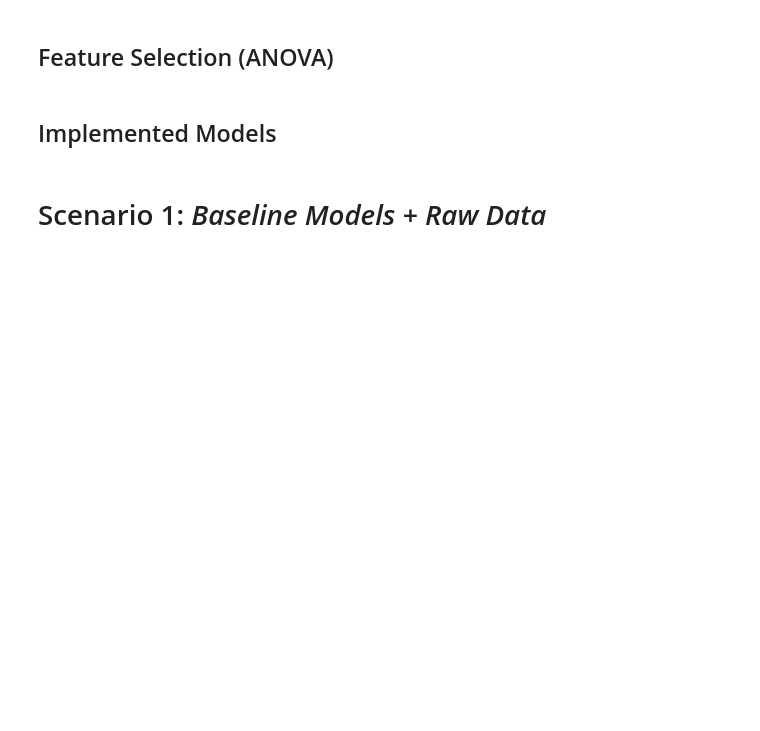
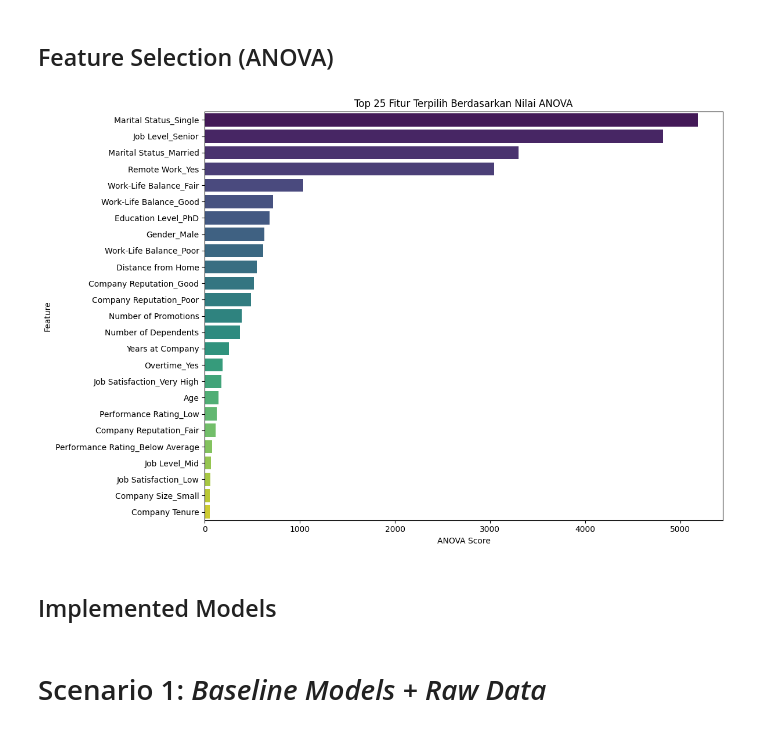
Before and after one commit to hisyamssyr/FP-Machine-Learning, a Jupyter notebook: employee_atrition_prediction.ipynb, the cells around one changed output. Drawn from its saved outputs; the diff is of its cells as text; code cells hidden in the pictures; blank space fills up the shorter version.

```diff
--- a/employee_atrition_prediction.ipynb
+++ b/employee_atrition_prediction.ipynb
@@ -352,7 +521,7 @@ display(X_test_scaled.head())
 # %% [markdown]
 ## Feature Selection (ANOVA)
 # %%
-k = 30
+k = 25
 # %%
 selector_anova = SelectKBest(score_func=f_classif, k=k)
 selector_anova.fit(X_train_scaled, y_train)
@@ -377,16 +546,18 @@ feature_scores = pd.DataFrame({
 # %%
 plt.figure(figsize=(12, 8))
 sns.barplot(
-    data=feature_scores.head(30),
+    data=feature_scores.head(25),
     x='ANOVA Score',
     y='Feature',
     palette='viridis'
 )
-plt.title('Top 20 Fitur Terpilih Berdasarkan Nilai ANOVA')
+plt.title('Top 25 Fitur Terpilih Berdasarkan Nilai ANOVA')
 plt.xlabel('ANOVA Score')
 plt.ylabel('Feature')
 plt.tight_layout()
 plt.show()
+# %% [output]
+[figure, added]
 # %% [markdown]
 ## Implemented Models
 # %%
```
Also changed, not shown: parts of 88 cells of this notebook.
